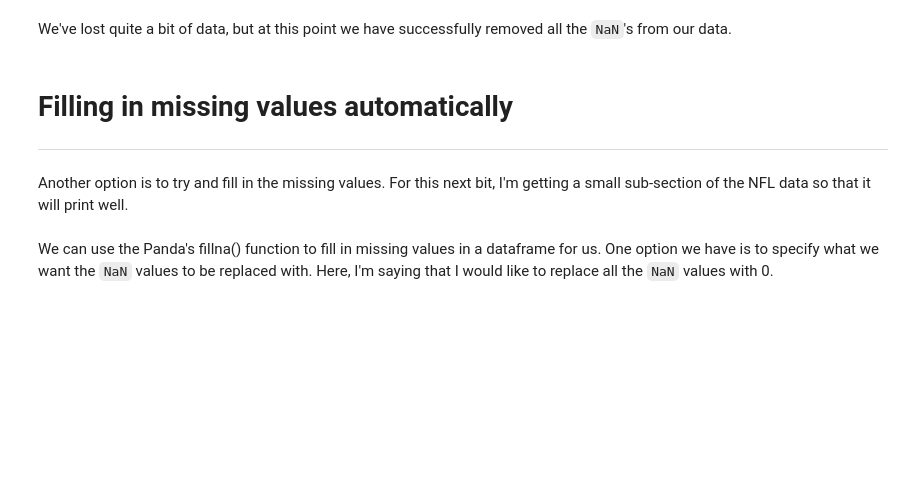
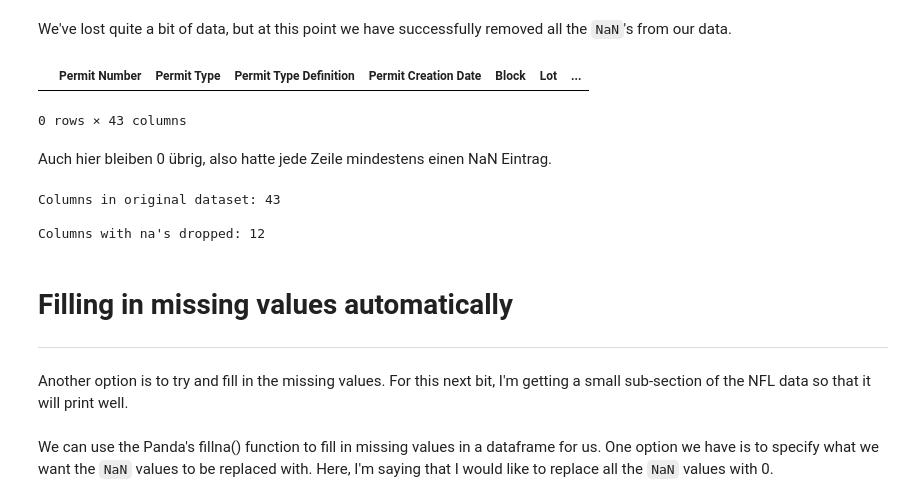
Before and after one commit to rehroman/DS_ESA7, a Jupyter notebook: day-1-data-cleaning-challenge-handling-missing.ipynb, the cells around one changed output. Drawn from its saved outputs; the diff is of its cells as text; code cells hidden in the pictures; blank space fills up the shorter version.

```diff
--- a/day-1-data-cleaning-challenge-handling-missing.ipynb
+++ b/day-1-data-cleaning-challenge-handling-missing.ipynb
@@ -123,8 +208,23 @@ print("Columns with na's dropped: %d" % columns_with_na_dropped.shape[1])
 We've lost quite a bit of data, but at this point we have successfully removed all the `NaN`'s from our data.
 # %%
 # Your turn! Try removing all the rows from the sf_permits dataset that contain missing values. How many are left?
+sf_permits.dropna()
+# %% [output]
+|  | Permit Number | Permit Type | Permit Type Definition | Permit Creation Date | Block | Lot | ... |
+0 rows × 43 columns
+# %% [markdown]
+Auch hier bleiben 0 übrig, also hatte jede Zeile mindestens einen NaN Eintrag.
 # %%
 # Now try removing all the columns with empty values. Now how much of your data is left?
+sf_columns_with_na_dropped = sf_permits.dropna(axis=1)
+sf_columns_with_na_dropped.head()
+
+print("Columns in original dataset: %d \n" % sf_permits.shape[1])
+print("Columns with na's dropped: %d" % sf_columns_with_na_dropped.shape[1])
+# %% [output]
+Columns in original dataset: 43
+
+Columns with na's dropped: 12
 # %% [markdown]
 # Filling in missing values automatically
 _____
```
Also changed, not shown: parts of 13 cells of this notebook.
